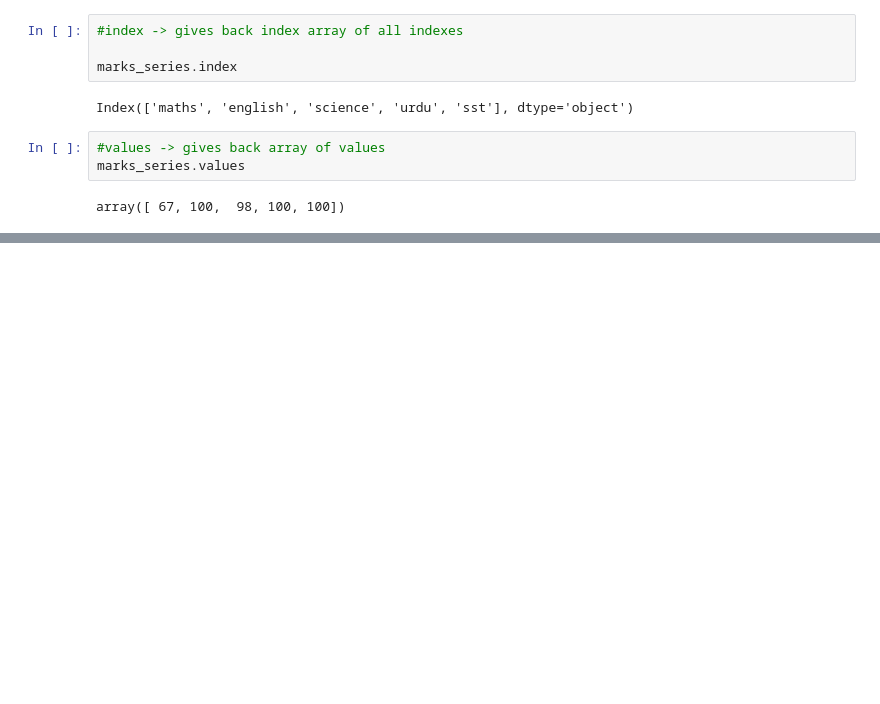
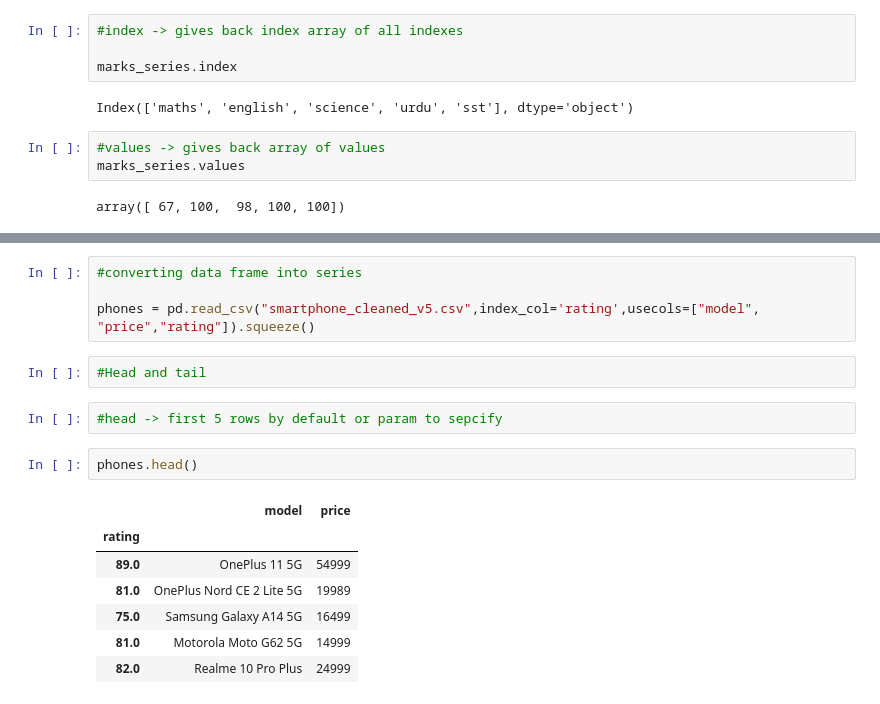
Before and after one commit to muffakiribnhamid/Campus-X-DS, a Jupyter notebook: sessions/week-6/Pandas1.ipynb, the cells around one changed output, grey strips where cells are left out. Drawn from its saved outputs; the diff is of its cells as text; blank space fills up the shorter version.

```diff
--- a/sessions/week-6/Pandas1.ipynb
+++ b/sessions/week-6/Pandas1.ipynb
@@ -119,0 +146,18 @@ ValueError: No axis named model for object type DataFrame
+# %%
+#converting data frame into series
+
+phones = pd.read_csv("smartphone_cleaned_v5.csv",index_col='rating',usecols=["model", "price","rating"]).squeeze()
+# %%
+#Head and tail
+# %%
+#head -> first 5 rows by default or param to sepcify
+# %%
+phones.head()
+# %% [output]
+|  | model | price |
+| rating |  |  |
+| 89.0 | OnePlus 11 5G | 54999 |
+| 81.0 | OnePlus Nord CE 2 Lite 5G | 19989 |
+| 75.0 | Samsung Galaxy A14 5G | 16499 |
+| 81.0 | Motorola Moto G62 5G | 14999 |
+| 82.0 | Realme 10 Pro Plus | 24999 |
```
Also changed, not shown: parts of 14 cells of this notebook, 4 other files.
